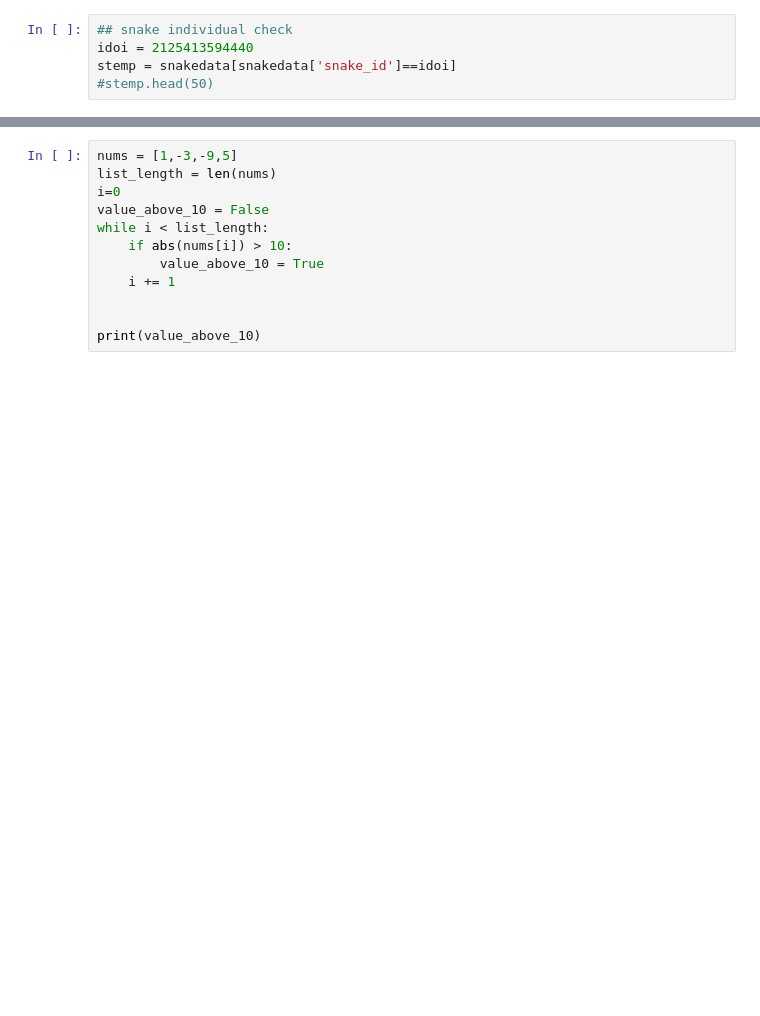
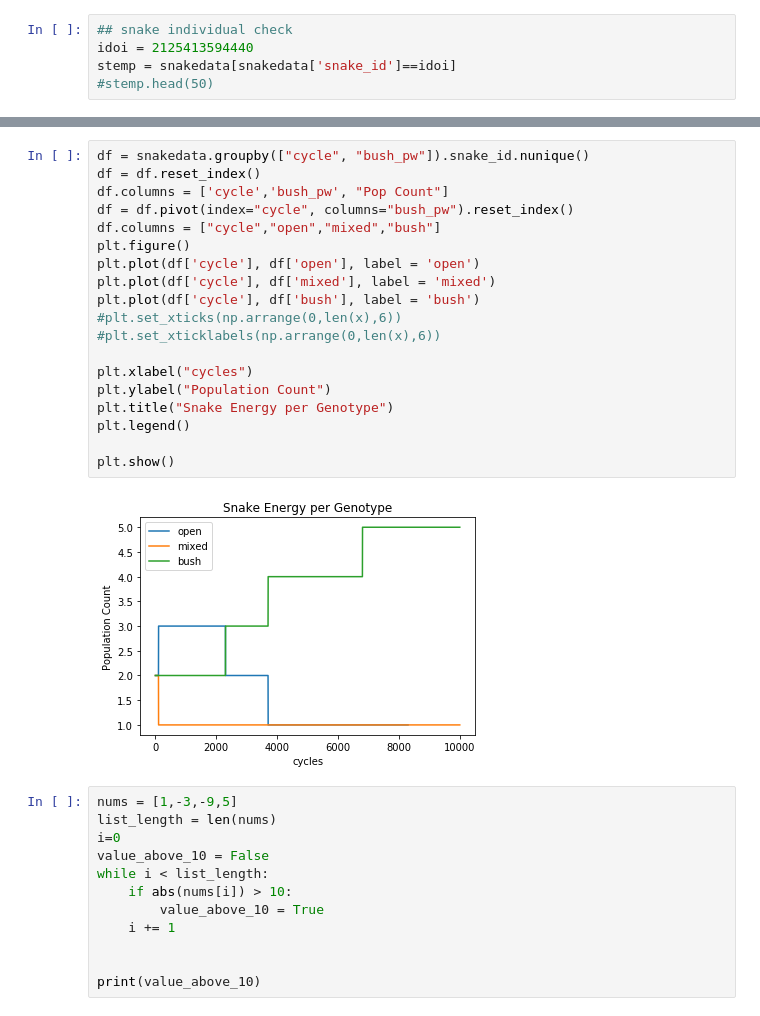
Before and after one commit to michaelremington2/uumarrty, a Jupyter notebook: ecosystem_sim/SimPostDataAnalysis.ipynb, the cells around one changed output, grey strips where cells are left out. Saved outputs shown, nothing was run; the diff lists cells and outputs as text; blank space fills up the shorter version.

```diff
--- a/ecosystem_sim/SimPostDataAnalysis.ipynb
+++ b/ecosystem_sim/SimPostDataAnalysis.ipynb
@@ -143,3 +157,24 @@ plt.show()
+# %%
+df = snakedata.groupby(["cycle", "bush_pw"]).snake_id.nunique()
+df = df.reset_index()
+df.columns = ['cycle','bush_pw', "Pop Count"]
+df = df.pivot(index="cycle", columns="bush_pw").reset_index()
+df.columns = ["cycle","open","mixed","bush"]
+plt.figure()
+plt.plot(df['cycle'], df['open'], label = 'open')
+plt.plot(df['cycle'], df['mixed'], label = 'mixed')
+plt.plot(df['cycle'], df['bush'], label = 'bush')
+#plt.set_xticks(np.arrange(0,len(x),6))
+#plt.set_xticklabels(np.arrange(0,len(x),6))
+
+plt.xlabel("cycles")
+plt.ylabel("Population Count")
+plt.title("Snake Energy per Genotype")
+plt.legend()
+
+plt.show()
+# %% [output]
+[figure, added]
 # %%
 nums = [1,-3,-9,5]
 list_length = len(nums)
```
Also changed, not shown: parts of 8 cells of this notebook, 4 other files.
